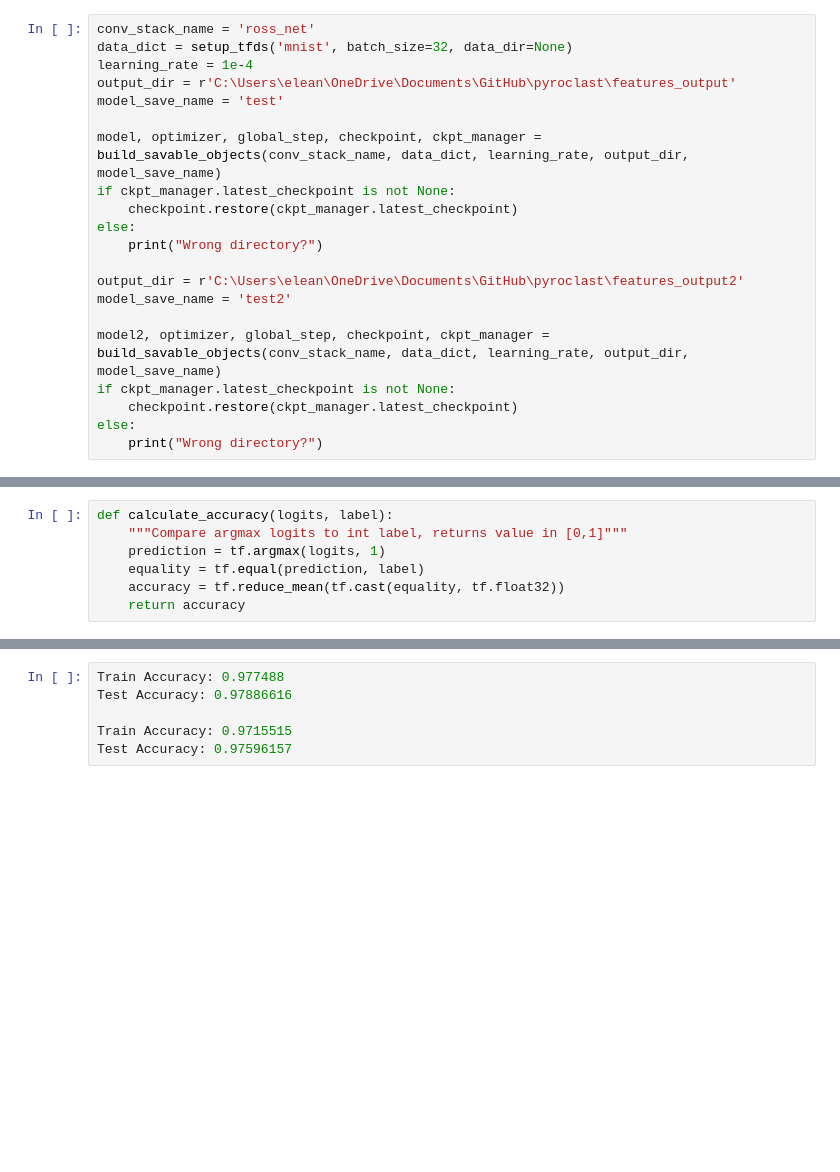
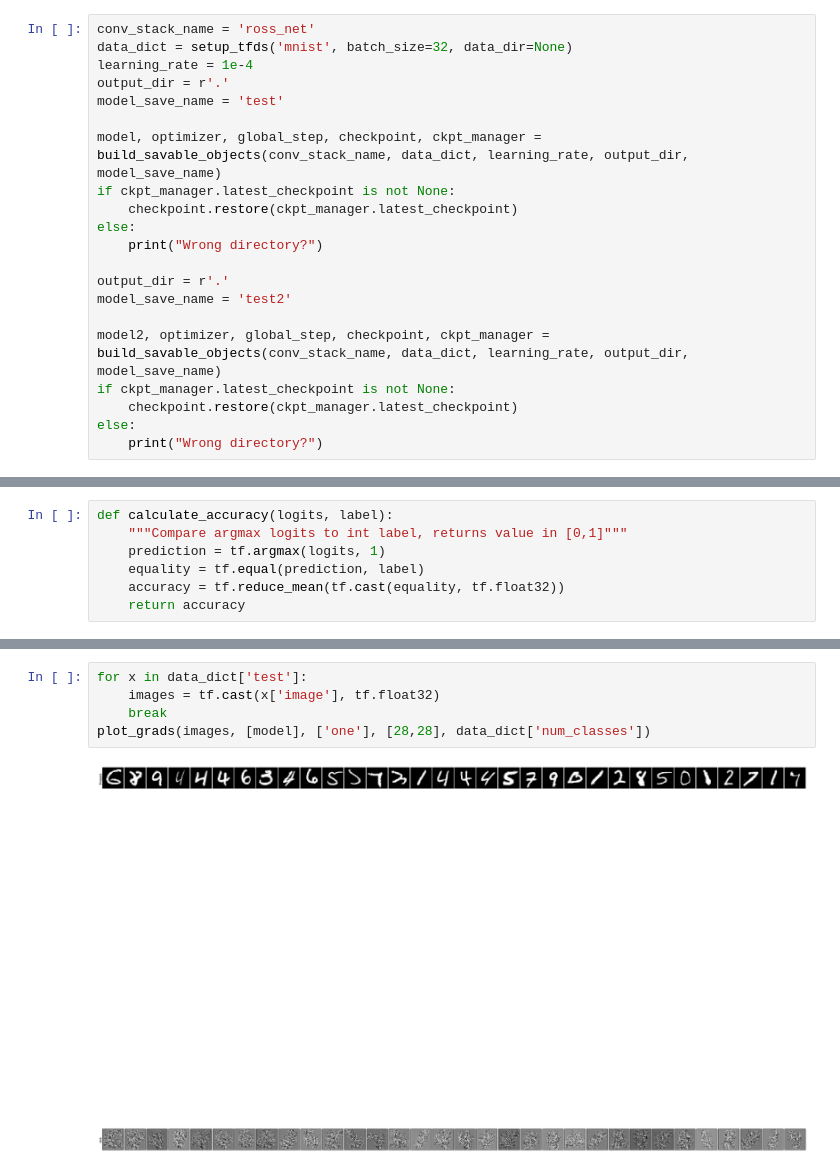
Before and after one commit to DrKwint/pyroclast, a Jupyter notebook: pyroclast/features/experiment.ipynb, the cells around one changed output, grey strips where cells are left out. Saved outputs shown, nothing was run; the diff lists cells and outputs as text; blank space fills up the shorter version.

Commit message:
Get some plotting working

```diff
--- a/pyroclast/features/experiment.ipynb
+++ b/pyroclast/features/experiment.ipynb
@@ -7,7 +8,7 @@ from tqdm import tqdm
 conv_stack_name = 'ross_net'
 data_dict = setup_tfds('mnist', batch_size=32, data_dir=None)
 learning_rate = 1e-4
-output_dir = r'C:\Users\elean\OneDrive\Documents\GitHub\pyroclast\features_output'
+output_dir = r'.'
 model_save_name = 'test'
 
 model, optimizer, global_step, checkpoint, ckpt_manager = build_savable_objects(conv_stack_name, data_dict, learning_rate, output_dir, model_save_name)
@@ -16,7 +17,7 @@ if ckpt_manager.latest_checkpoint is not None:
 else:
     print("Wrong directory?")
 
-output_dir = r'C:\Users\elean\OneDrive\Documents\GitHub\pyroclast\features_output2'
+output_dir = r'.'
 model_save_name = 'test2'
 
 model2, optimizer, global_step, checkpoint, ckpt_manager = build_savable_objects(conv_stack_name, data_dict, learning_rate, output_dir, model_save_name)
@@ -65,6 +57,7 @@ Test Accuracy: 0.97596157
-# %%
-Train Accuracy: 0.977488
-Test Accuracy: 0.97886616
-
-Train Accuracy: 0.9715515
-Test Accuracy: 0.97596157
+# %%
+for x in data_dict['test']:
+    images = tf.cast(x['image'], tf.float32)
+    break
+plot_grads(images, [model], ['one'], [28,28], data_dict['num_classes'])
+# %% [output]
+[figure, added]
```
Also changed, not shown: parts of 4 cells of this notebook, 3 other files.
